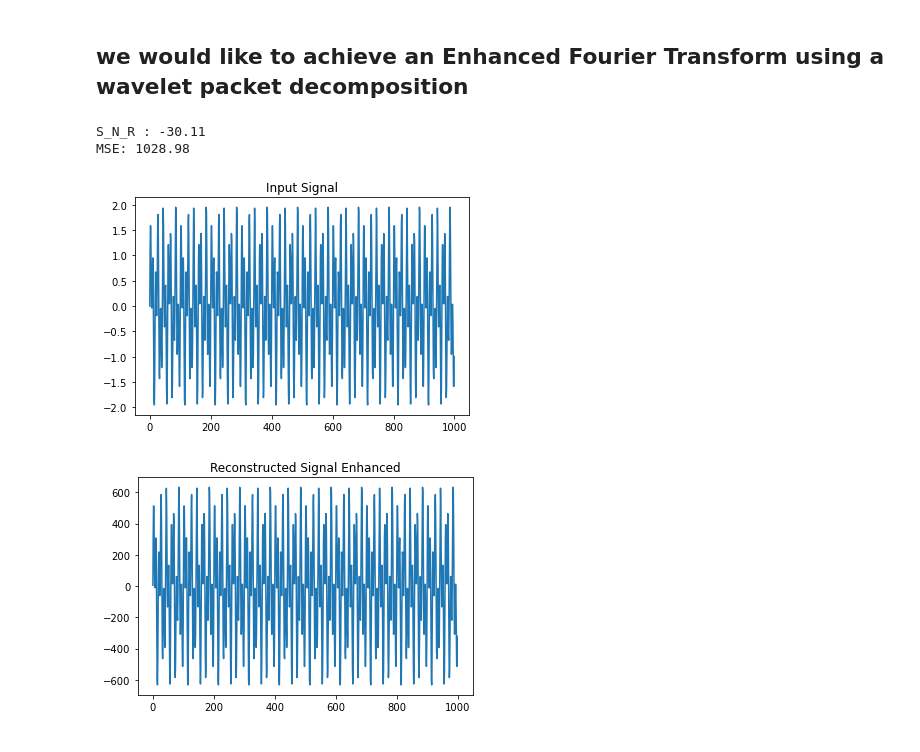
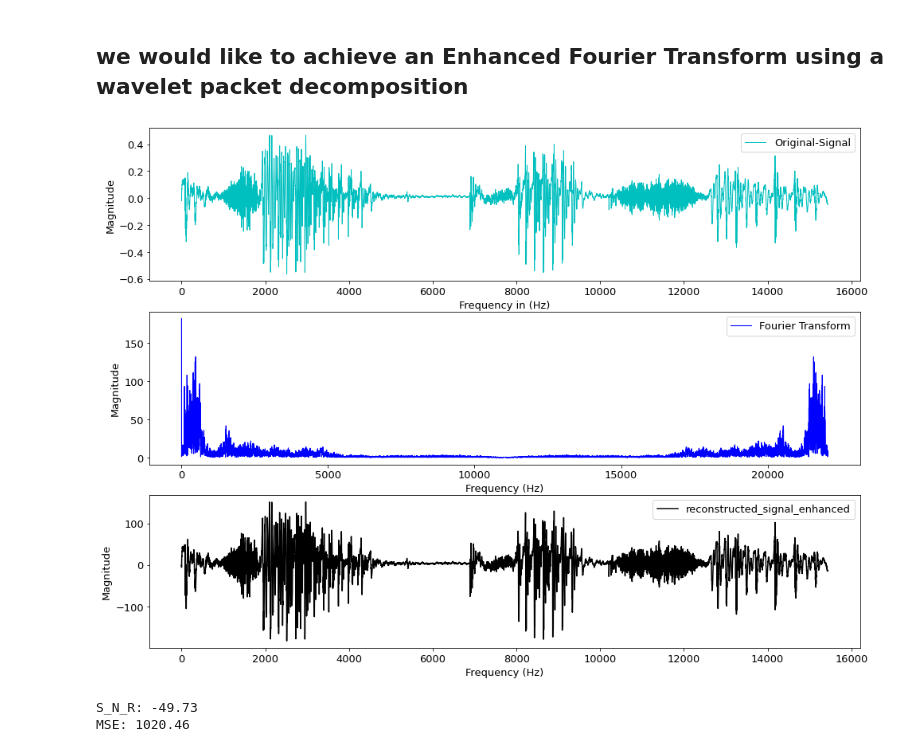
Before and after one commit to wencabrel/Enhanced-FT-using-Wavelet-Packet-Decomposition, a Jupyter notebook: WaveletPacketDecomposition.ipynb, the cells around one changed output. Drawn from its saved outputs; the diff is of its cells as text; code cells hidden in the pictures.

```diff
--- a/WaveletPacketDecomposition.ipynb
+++ b/WaveletPacketDecomposition.ipynb
@@ -5,6 +5,7 @@ import librosa
 import librosa.display
 import matplotlib.pyplot as plt
 import numpy as np
+import scipy as sp
 import pywt
 
 
@@ -37,7 +38,7 @@ def fourier_transform(coeffs):
     for level in range(len(coeffs)):
         freq_level_coeffs = []
         for i in range(len(coeffs[level])):
-            freq_coeffs_i = np.abs(np.fft.fft(coeffs[level][i], n=2048))
+            freq_coeffs_i = np.abs(np.fft.fft(coeffs[level][i], n=len(signal)))
             freq_level_coeffs.append(freq_coeffs_i)
         freq_coeffs.append(freq_level_coeffs)
     return freq_coeffs
@@ -61,7 +62,7 @@ def inverse_fourier_transform(enhanced_freq_coeffs):
     for level in range(len(enhanced_freq_coeffs)):
         enhanced_level_coeffs = []
         for i in range(len(enhanced_freq_coeffs[level])):
-            enhanced_time_coeffs_i = np.fft.ifft(enhanced_freq_coeffs[level][i], n=2048).real
+            enhanced_time_coeffs_i = np.fft.ifft(enhanced_freq_coeffs[level][i], n=len(signal)).real
             enhanced_level_coeffs.append(enhanced_time_coeffs_i)
         enhanced_time_coeffs.append(enhanced_level_coeffs)
     return enhanced_time_coeffs
@@ -134,56 +135,80 @@ def Mean_Square_Error(signal, reconstructed_signal):
 
 
 # generate input signal
-#signal, sr = librosa.load('audio1/voice.wav', sr=None, duration = 0.021)
+signal, sr = librosa.load('audio1/voice.wav', sr=None, duration = 0.7)
 
-i_t = 0.001
-pt = np.arange(0,1, i_t)
+# from below code, we used it while working with sinusoidals waveforms
+
+#i_t = 0.001
+#pt = np.arange(0,1, i_t)
 
 # our signal will be carried two different frequencies
 
-signal = np.sin(2*np.pi*50*pt) + np.sin(2*np.pi*120*pt)
-Signal_clean = Signal
+# signal = np.sin(2*np.pi*50*pt) + np.sin(2*np.pi*120*pt) + 2.5*np.random.randn(len(pt))
+#Signal_clean = Signal
 # create a random then add to our signal
 #signal = signal + 2.5*np.random.randn(len(pt))
 
-# plot input signal
-plt.figure()
-plt.plot(signal)
-plt.title('Input Signal')
+# # the code stops here
 
+## working with librosa to upload signals, the code starts here
+
+# Compute the Fourier transform using the fft function from NumPy
+ft = sp.fft.fft(signal)
+magnitude = np.absolute(ft)
+frequency = np.linspace(0, sr, len(magnitude))
+# Compute the frequency axis using the fftfreq function from NumPy
+
+
+plt.rcParams['figure.figsize'] = [16, 12]
+plt.rcParams.update({'font.size': 13})
+
+fig, axs = plt.subplots(3, 1)
+
+plt.sca(axs[0])
+plt.plot(signal, color="c", label="Original-Signal", linewidth=1)
+plt.xlabel("Frequency in (Hz)")
+plt.ylabel("Magnitude")
+plt.legend()
+
+plt.sca(axs[1])
+plt.plot(frequency, magnitude, color="b", label="Fourier Transform", linewidth=1.1)
+plt.xlabel("Frequency (Hz)")
+plt.ylabel("Magnitude")
+plt.legend()
+
+# plot reconstructed signal
+
+plt.sca(axs[2])
+plt.plot(reconstructed_signal_enhanced, color="k", label="reconstructed_signal_enhanced", linewidth=1.5)
+plt.xlabel("Frequency (Hz)")
+plt.ylabel("Magnitude")
+plt.legend()
+
+plt.show()
 
 # perform wavelet packet decomposition
 coeffs, wp = wavelet_packet_decomposition(signal)
 # perform Fourier Transform
 freq_coeffs = fourier_transform(coeffs)
 
 # apply logarithmic enhancement function
 enhanced_freq_coeffs = logarithmic_enhancement(freq_coeffs)
-
-
 
 # perform inverse Fourier Transform
 enhanced_time_coeffs = inverse_fourier_transform(enhanced_freq_coeffs)
 
 # perform enhanced Fourier Transform
 reconstructed_signal_enhanced = enhanced_fourier_transform(coeffs, enhanced_time_coeffs, wp)
 
 # compute the SNR
 S_N_R = Signal_Noise_Ratio(signal)
 
-print('S_N_R : {:.2f}'.format(S_N_R))
+print('S_N_R: {:.2f}'.format(S_N_R))
 
 mse = Mean_Square_Error(signal, reconstructed_signal)
 print('MSE: {:.2f}'.format(mse))
-
-# plot reconstructed signal
-plt.figure()
-plt.plot(reconstructed_signal_enhanced)
-plt.title('Reconstructed Signal Enhanced')
-plt.show()
-#display
 # %% [output]
+[figure, new version]
-S_N_R : -30.11
-MSE: 1028.98
+S_N_R: -49.73
+MSE: 1020.46
-[figure, old version]
-[figure, removed]
```
